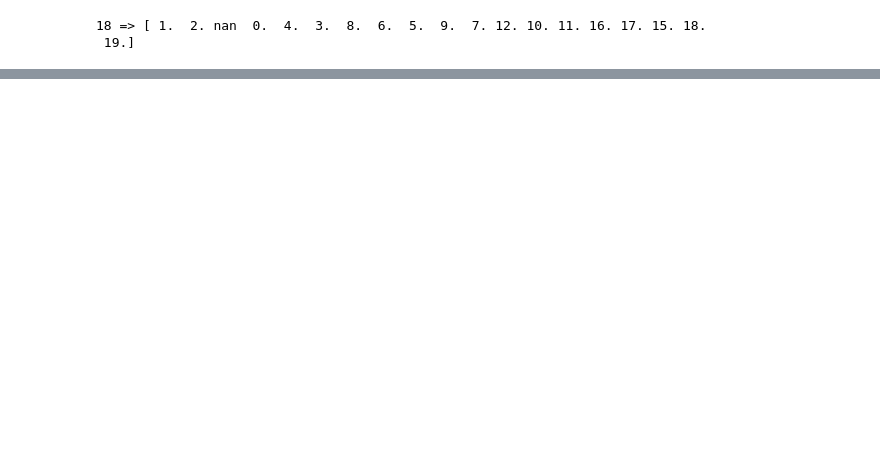
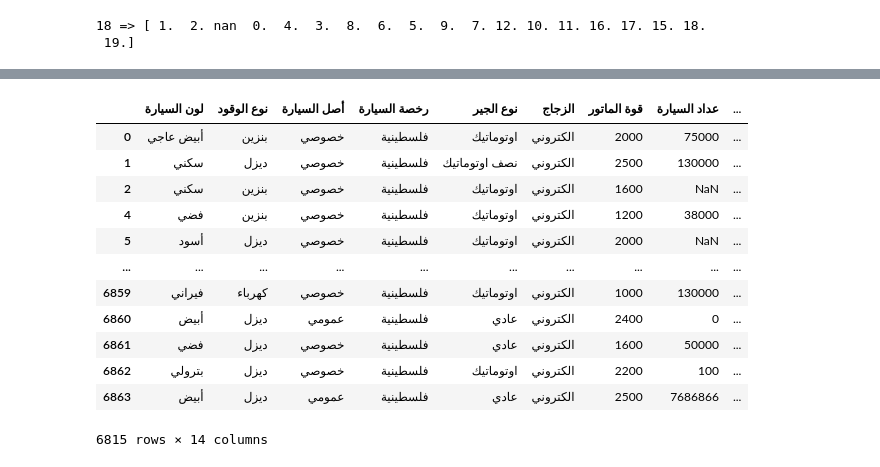
Before and after one commit to Reema-Khaseeb/car-price-prediction, a Jupyter notebook: car_price_prediction.ipynb, the cells around one changed output, grey strips where cells are left out. Drawn from its saved outputs; the diff is of its cells as text; code cells hidden in the pictures; blank space fills up the shorter version.

Commit message:
Handle missing data and encoding

```diff
--- a/car_price_prediction.ipynb
+++ b/car_price_prediction.ipynb
@@ -147,10 +160,9 @@ Handle inconsistent data in 'عدد الركاب' feature
 # %%
 # Observe number of samples with no '+' sign along with their values
-no_sum = []
-no_sum_indices = []
+no_sum, no_sum_indices, naan_indices = [], [], []
 for indx, car_passengers in enumerate(dataset['عدد الركاب']):
-    if car_passengers is not np.nan and '+' not in car_passengers:
-            print('\n', car_passengers, '\n')
-            if '±' not in car_passengers:
-                no_sum_indices.append(indx)
-                no_sum.append((indx, car_passengers))
+    if car_passengers is np.nan:
+        naan_indices.append(indx)
+    elif '+' not in car_passengers and not car_passengers.strip().isdigit():
+        no_sum_indices.append(indx)
+        no_sum.append((indx, car_passengers))
@@ -185,7 +183,7 @@ print(no_sum, end='')
 # %%
 for indx, car_passengers in enumerate(dataset['عدد الركاب']):
     if (car_passengers is not np.nan):
-        if ('+' in car_passengers):
+        if ('+' in car_passengers):         # for elem in calculations_list: if elem in car_passengers: car_passengers_number = car_passengers.split(elem)
             car_passengers_number = car_passengers.split('+')
             sum = 0
             for val in car_passengers_number:
@@ -193,8 +191,7 @@ for indx, car_passengers in enumerate(dataset['عدد الركاب']):
                 if val.isdigit():
                     sum += int(val)
             dataset['عدد الركاب'].iloc[indx] = sum
-            print(indx, dataset['عدد الركاب'].iloc[indx])
 
-        elif car_passengers.isdigit():
+        elif car_passengers.strip().isdigit():
             dataset['عدد الركاب'].iloc[indx] = int(car_passengers.strip())
 # %% [output]
@@ -239,5 +206,6 @@ See the caveats in the documentation: https://pandas.pydata.org/pandas-docs/stab
 # %%
-dataset = dataset.drop(labels=no_sum_indices, axis=0)
+# drop samples that is neither nan nor have '+' sign
+dataset.drop(labels=no_sum_indices, axis=0, inplace=True)
 # %%
 # Observe the shape of the data to asure deleting 32 samples
 dataset.shape
@@ -270,0 +214,2 @@ dataset['عداد السيارة'].value_counts().plot.barh()
+# %%
+dataset['عدد الركاب'] = dataset['عدد الركاب'].astype(float)
@@ -441,0 +457,17 @@ print(f"{dataset['أصحاب سابقون'].nunique()} => {dataset['أصحاب
+# %%
+data_set_before_habed = dataset.copy()
+data_set_before_habed
+# %% [output]
+|  | لون السيارة | نوع الوقود | أصل السيارة | رخصة السيارة | نوع الجير | الزجاج | قوة الماتور | عداد السيارة | ... |
+| 0 | أبيض عاجي | بنزين | خصوصي | فلسطينية | اوتوماتيك | الكتروني | 2000 | 75000 | ... |
+| 1 | سكني | ديزل | خصوصي | فلسطينية | نصف اوتوماتيك | الكتروني | 2500 | 130000 | ... |
+| 2 | سكني | بنزين | خصوصي | فلسطينية | اوتوماتيك | الكتروني | 1600 | NaN | ... |
+| 4 | فضي | بنزين | خصوصي | فلسطينية | اوتوماتيك | الكتروني | 1200 | 38000 | ... |
+| 5 | أسود | ديزل | خصوصي | فلسطينية | اوتوماتيك | الكتروني | 2000 | NaN | ... |
+| ... | ... | ... | ... | ... | ... | ... | ... | ... | ... |
+| 6859 | فيراني | كهرباء | خصوصي | فلسطينية | اوتوماتيك | الكتروني | 1000 | 130000 | ... |
+| 6860 | أبيض | ديزل | عمومي | فلسطينية | عادي | الكتروني | 2400 | 0 | ... |
+| 6861 | فضي | ديزل | خصوصي | فلسطينية | عادي | الكتروني | 1600 | 50000 | ... |
+| 6862 | بترولي | ديزل | خصوصي | فلسطينية | اوتوماتيك | الكتروني | 2200 | 100 | ... |
+| 6863 | أبيض | ديزل | عمومي | فلسطينية | عادي | الكتروني | 2500 | 7686866 | ... |
+6815 rows × 14 columns
```
Also changed, not shown: parts of 49 cells of this notebook.
